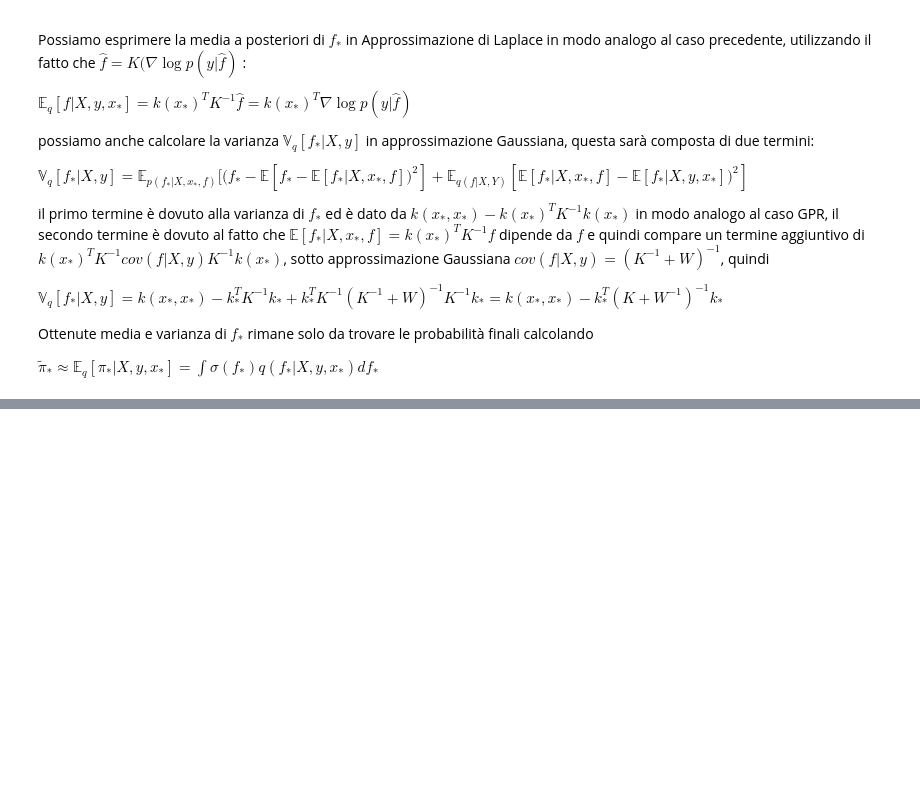
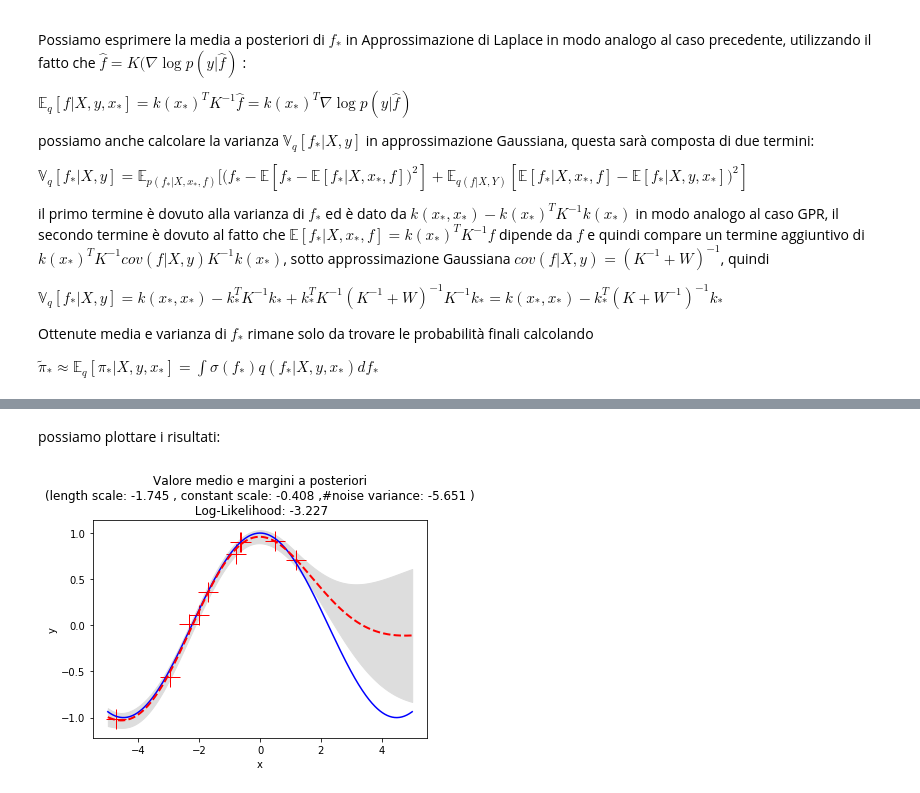
Before and after one commit to filippocastelli/GPnet, a Jupyter notebook: report_notebook.ipynb, the cells around one changed output, grey strips where cells are left out. Saved outputs shown, nothing was run; the diff lists cells and outputs as text; code cells hidden in the pictures; blank space fills up the shorter version.

```diff
--- a/report_notebook.ipynb
+++ b/report_notebook.ipynb
@@ -212,0 +347,31 @@ $\tilde{\pi}_* \approx \mathbb{E}_q [\pi_* \vert X, y, x_*] = \int{\sigma(f_*) q
+# %%
+k = kernel(x,x,theta,wantderiv=False)
+kstar = kernel(xstar,x, theta, wantderiv=False, measnoise=False)
+kstarstar = kernel(xstar,xstar,theta,wantderiv=False)
+kstarstar_diag = np.diag(kstarstar)
+
+#inversione K
+L = np.linalg.cholesky(k)
+invk = np.linalg.solve(L.transpose(),np.linalg.solve(L,np.eye(np.shape(x)[0])))
+
+#previsione
+mean = np.squeeze(np.dot(kstar,np.dot(invk,t)))
+var = kstarstar_diag - np.diag(np.dot(kstar,np.dot(invk,kstar.T)))
+var = np.squeeze(np.reshape(var,(n,1)))
+s = np.sqrt(var)
+# %% [markdown]
+possiamo plottare i risultati:
+# %%
+pl.plot(x, t, 'r+', ms=20)
+pl.plot(xstar, f(xstar), 'b-')
+pl.gca().fill_between(xstar.flat, mean-s, mean+s, color="#dddddd")
+pl.plot(xstar, mean, 'r--', lw=2)
+pl.title('Valore medio e margini di confidenza')
+loglikelihood = logPosterior(theta, x,t)
+pl.xlabel('x')
+pl.ylabel('y')
+title = pl.title('Valore medio e margini a posteriori\n(length scale: %.3f , constant scale: %.3f ,\
+#noise variance: %.3f )\n Log-Likelihood: %.3f'
+        % (theta[1], theta[0], theta[2], loglikelihood))
+# %% [output]
+[figure, added]
```
Also changed, not shown: parts of 22 cells of this notebook.
